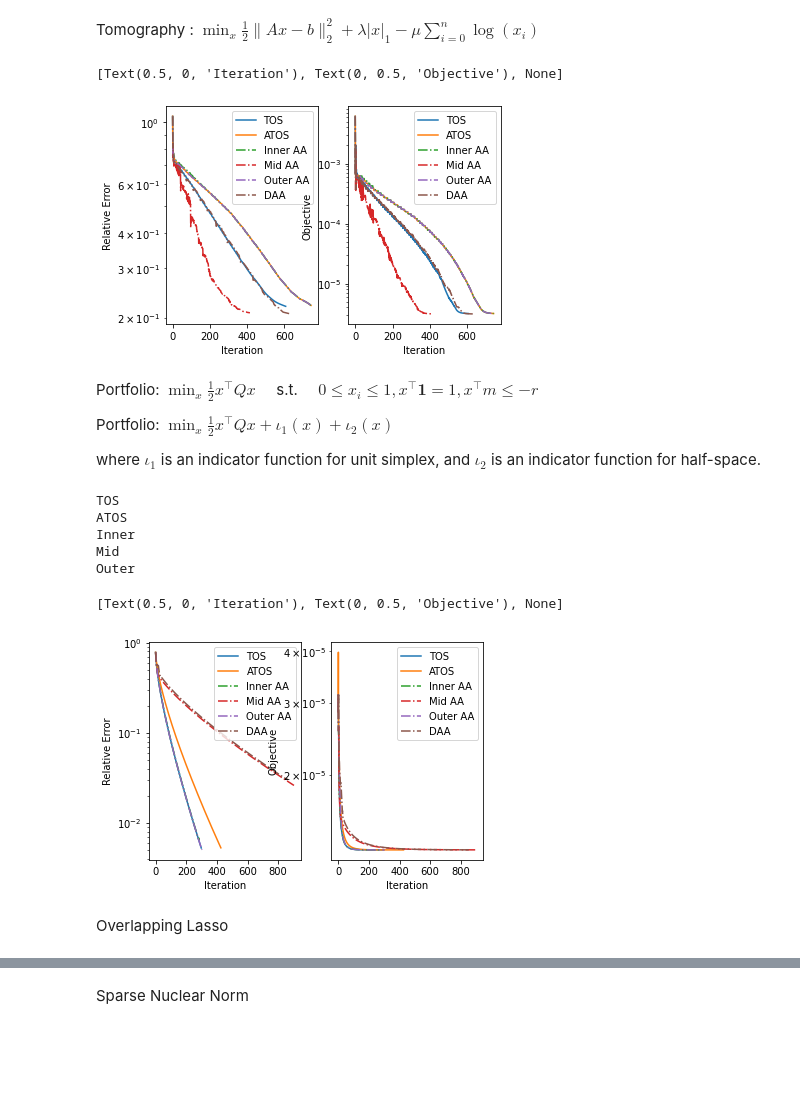
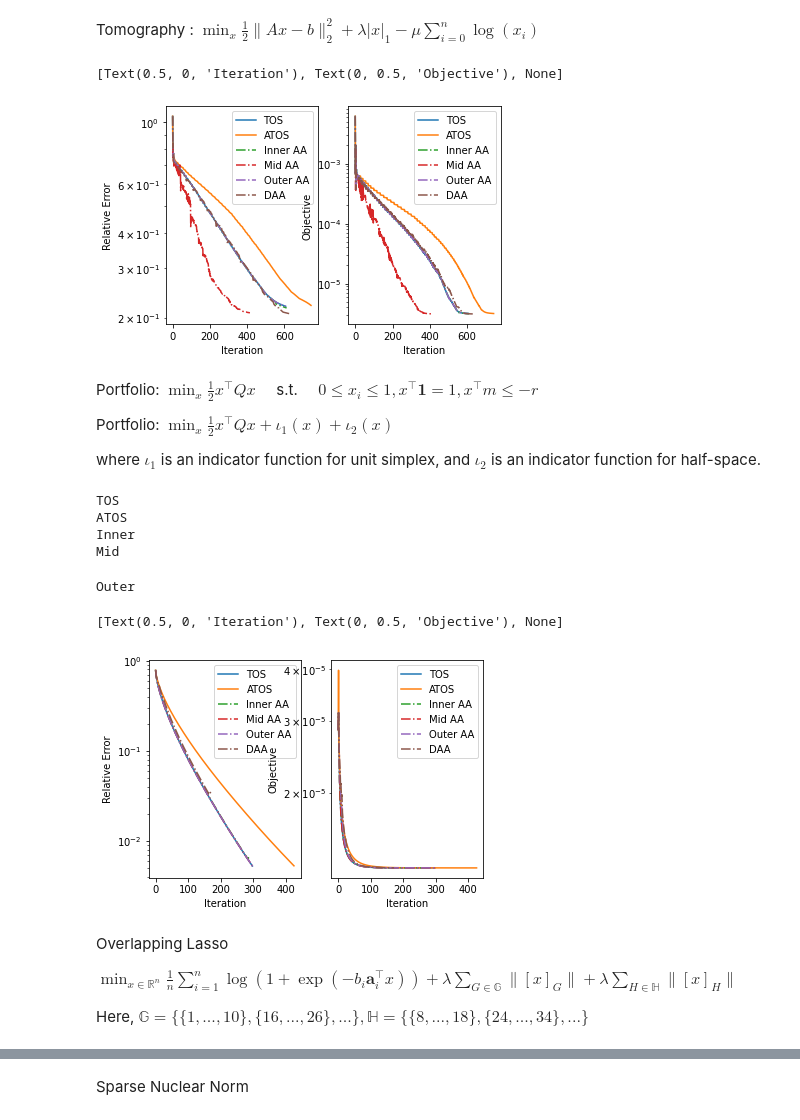
Before and after one commit to hansolsuh/aa_tos, a Jupyter notebook: AATOS.ipynb, the cells around one changed output, grey strips where cells are left out. Drawn from its saved outputs; the diff is of its cells as text; code cells hidden in the pictures; blank space fills up the shorter version.

```diff
--- a/AATOS.ipynb
+++ b/AATOS.ipynb
@@ -31,7 +32,6 @@ lbd           = 1.e-8
 
 tomo_tos_copt_obj, tomo_atos_obj, tomo_in_copt_obj, tomo_mid_copt_obj, tomo_out_copt_obj, tomo_daa_copt_obj = [],[],[],[],[],[]
 tomo_tos_copt_rel, tomo_atos_rel, tomo_in_copt_rel, tomo_mid_copt_rel, tomo_out_copt_rel, tomo_daa_copt_rel = [],[],[],[],[],[]
-
 
 
 #Vanilla TOS
@@ -75,7 +75,7 @@ t_g_opt = tomodata.f1_copt(e,lbd) #Soft-Threshold
 x0_tomo = np.zeros(n)
 
 tomo_in_copt_trace = Trace()
-tomo_out = atos(t_f_grad, x0_tomo, t_h_opt.prox, t_g_opt.prox, line_search=True, step_size = tomo_stepsize, barrier = mu, callback=tomo_in_copt_trace,inner_aa=10, h_Lipschitz=lbd)
+tomo_out = atos(t_f_grad, x0_tomo, t_h_opt.prox, t_g_opt.prox, line_search=False, step_size = tomo_stepsize, barrier = mu, callback=tomo_in_copt_trace,inner_aa=10)
 trace_obj = None
 trace_obj = [norm(x-GT)/norm(GT) for x in tomo_in_copt_trace.trace_x]
 tomo_in_copt_rel.append(trace_obj)
@@ -108,7 +108,7 @@ t_g_opt = tomodata.f1_copt(e,lbd) #Soft-Threshold
 x0_tomo = np.zeros(n)
 
 tomo_out_copt_trace = Trace()
-tomo_out = atos(t_f_grad, x0_tomo, t_h_opt.prox, t_g_opt.prox, line_search=True, step_size = tomo_stepsize, barrier = mu, callback=tomo_out_copt_trace,outer_aa=10, h_Lipschitz=lbd)
+tomo_out = atos(t_f_grad, x0_tomo, t_h_opt.prox, t_g_opt.prox, line_search=False, step_size = tomo_stepsize, barrier = mu, callback=tomo_out_copt_trace,outer_aa=10)
 trace_obj = None
 trace_obj = [norm(x-GT)/norm(GT) for x in tomo_out_copt_trace.trace_x]
 tomo_out_copt_rel.append(trace_obj)
@@ -125,7 +125,7 @@ t_g_opt = tomodata.f1_copt(e,lbd) #Soft-Threshold
 x0_tomo = np.zeros(n)
 
 tomo_daa_copt_trace = Trace()
-tomo_out = atos(t_f_grad, x0_tomo, t_h_opt.prox, t_g_opt.prox, g_func= t_g_opt, line_search=False, step_size = tomo_stepsize, barrier = mu, callback=tomo_daa_copt_trace,inner_aa = 10,mid_aa=10,outer_aa=10)
+tomo_out = atos(t_f_grad, x0_tomo, t_h_opt.prox, t_g_opt.prox, g_func= t_g_opt, line_search=False, step_size = tomo_stepsize, barrier = mu, callback=tomo_daa_copt_trace,mid_aa=10,outer_aa=10)
 trace_obj = None
 trace_obj = [norm(x-GT)/norm(GT) for x in tomo_daa_copt_trace.trace_x]
 tomo_daa_copt_rel.append(trace_obj)
@@ -158,7 +158,7 @@ ax2.legend()
 ax2.set(xlabel='Iteration', ylabel='Objective', yscale='log')
 # %% [output]
 [Text(0.5, 0, 'Iteration'), Text(0, 0.5, 'Objective'), None]
-[figure, old version]
+[figure, new version]
 # %% [markdown]
 Portfolio: $\min_x \frac{1}{2} x^{\top} Q x \quad $ s.t. $\quad 0 \leq x_i \leq 1, x^{\top} \mathbf{1} = 1, x^{\top}m \leq -r$
 
@@ -227,7 +227,7 @@ print("Mid")
 #AA Mid TOS COPT
 x0_port = np.zeros(n_features_port)
 port_mid_copt_trace = Trace()
-mid_port_out = atos(p_f_grad, x0_port, p_G2.prox, p_G1.prox, line_search=False, step_size = port_stepsize, callback=port_mid_copt_trace,mid_aa=10)
+mid_port_out = atos(p_f_grad, x0_port, p_G2.prox, p_G1.prox, g_func= p_G2,line_search=False, step_size = port_stepsize, callback=port_mid_copt_trace,mid_aa=10)
 trace_obj = None
 trace_obj = [p_f_copt(x) for x in port_mid_copt_trace.trace_x]
 port_mid_copt_obj.append(trace_obj)
@@ -254,43 +254,47 @@ port_out_copt_rel.append(trace_obj)
 #DAA TOS COPT
 x0_port = np.zeros(n_features_port)
 port_daa_copt_trace = Trace()
-aa_port_out = atos(p_f_grad, x0_port, p_G2.prox, p_G1.prox, line_search=False, step_size = port_stepsize, callback=port_daa_copt_trace,inner_aa=10,mid_aa=10,outer_aa=10)
+aa_port_out = atos(p_f_grad, x0_port, p_G2.prox, p_G1.prox, g_func=p_G2, line_search=False, step_size = port_stepsize, callback=port_daa_copt_trace,inner_aa=10,mid_aa=10,outer_aa=10)
 trace_obj = None
 trace_obj = [p_f_copt(x) for x in port_daa_copt_trace.trace_x]
 port_daa_copt_obj.append(trace_obj)
 trace_obj = None
 trace_obj = [norm(x-port_gt)/norm(port_gt) for x in port_daa_copt_trace.trace_x]
 port_daa_copt_rel.append(trace_obj)
 
 
 fig, (ax1, ax2) = plt.subplots(1, 2)
 ax1.plot(port_tos_rel[0],label='TOS')
 ax1.plot(port_atos_rel[0], label='ATOS')
 ax1.plot(port_in_copt_rel[0], '-.',label='Inner AA')
 ax1.plot(port_mid_copt_rel[0], '-.',label='Mid AA')
 ax1.plot(port_out_copt_rel[0], '-.',label='Outer AA')
 ax1.plot(port_daa_copt_rel[0], '-.',label='DAA')
 ax1.legend()
 ax1.set(xlabel='Iteration', ylabel='Relative Error', yscale='log')
 
 ax2.plot(port_tos_obj[0],label='TOS')
 ax2.plot(port_atos_obj[0], label='ATOS')
 ax2.plot(port_in_copt_obj[0], '-.',label='Inner AA')
 ax2.plot(port_mid_copt_obj[0], '-.',label='Mid AA')
 ax2.plot(port_out_copt_obj[0], '-.',label='Outer AA')
 ax2.plot(port_daa_copt_obj[0], '-.',label='DAA')
 ax2.legend()
 ax2.set(xlabel='Iteration', ylabel='Objective', yscale='log')
 # %% [output]
 TOS
 ATOS
 Inner
 Mid
-Outer
-[Text(0.5, 0, 'Iteration'), Text(0, 0.5, 'Objective'), None]
+Outer
+[Text(0.5, 0, 'Iteration'), Text(0, 0.5, 'Objective'), None]
-[figure, old version]
+[figure, new version]
 # %% [markdown]
 Overlapping Lasso
+
+$\min_{x \in \mathbb{R}^n} \frac{1}{n} \sum_{i=1}^n \log (1+ \exp(-b_i \textbf{a}_i^{\top}x)) + \lambda \sum_{G \in \mathbb{G}} \|[x]_G\| + \lambda \sum_{H \in \mathbb{H}} \|[x]_H\|$
+
+Here, $\mathbb{G} = \{ \{1,...,10 \},\{ 16,...,26\},... \}, \mathbb{H} = \{ \{8,...,18\}, \{24,...,34 \},... \}$
 # %%
 A_ls,b_ls,f_ls,groups_ls,GT_ls,n_features_ls,ls_stepsize = overlapping_group_lasso.generate_data()
 
```
Also changed, not shown: parts of 10 cells of this notebook.
